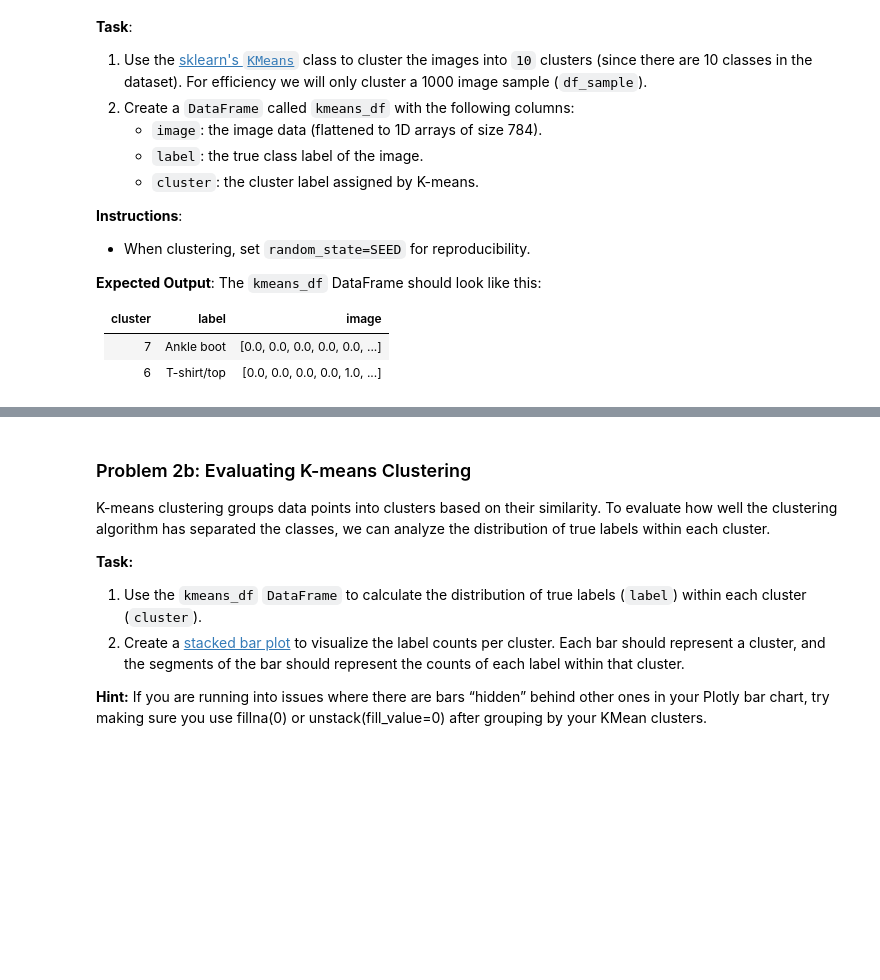
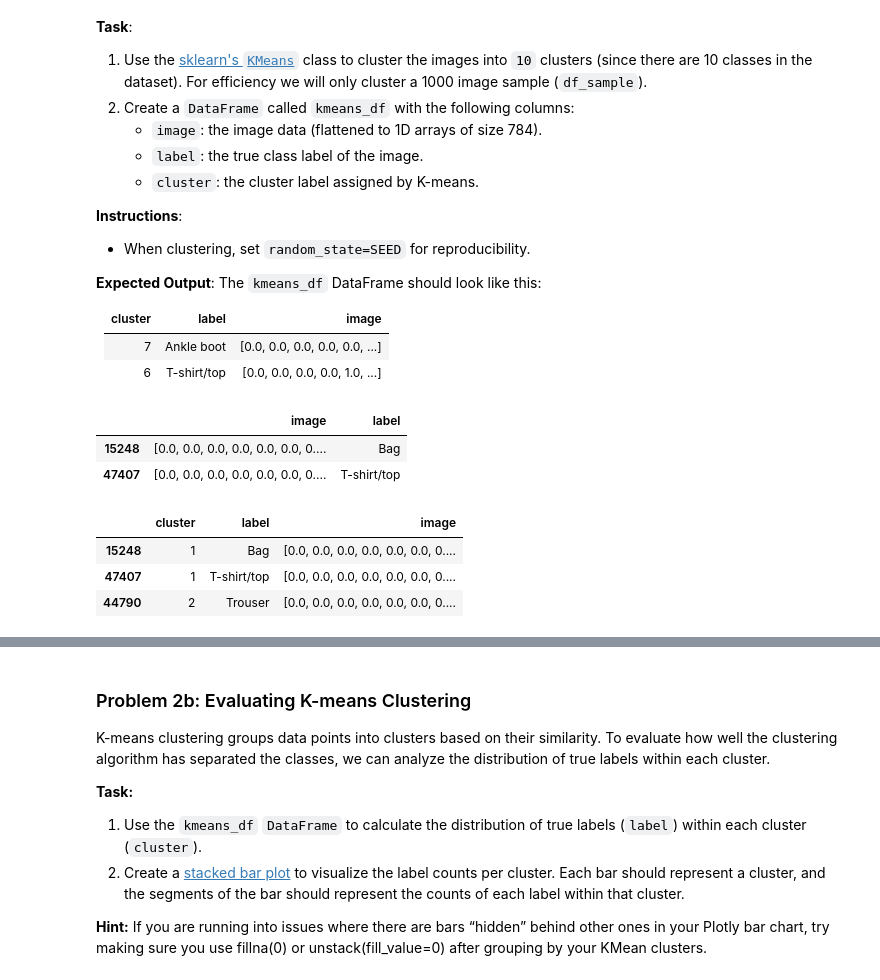
Before and after one commit to kyzyc/CS189_2025Fall_GA_Template, a Jupyter notebook: hw/hw1/fashion_pt_1.ipynb, the cells around one changed output, grey strips where cells are left out. Cells and saved outputs as stored; diff of their text form; code cells hidden in the pictures; blank space fills up the shorter version.

```diff
--- a/hw/hw1/fashion_pt_1.ipynb
+++ b/hw/hw1/fashion_pt_1.ipynb
@@ -448,10 +450,23 @@ The `kmeans_df` DataFrame should look like this:
 # %%
 # TODO: Perform k-means clustering on the images (10 clusters to match the number of classes)
 from sklearn.cluster import KMeans
 
 df_sample = df.sample(n=1000, random_state=SEED)
-...
+display(df_sample.head(2))
+kmeans = KMeans(n_clusters=10, random_state=SEED)
+kmeans.fit(np.stack(df_sample['image']))
+df_sample['cluster'] = kmeans.predict(np.stack(df_sample['image'])).astype(str)
+
+kmeans_df = df_sample[['cluster', 'label', 'image']]
 
 kmeans_df.head(3)
+# %% [output]
+|  | image | label |
+| 15248 | [0.0, 0.0, 0.0, 0.0, 0.0, 0.0, 0.... | Bag |
+| 47407 | [0.0, 0.0, 0.0, 0.0, 0.0, 0.0, 0.... | T-shirt/top |
+|  | cluster | label | image |
+| 15248 | 1 | Bag | [0.0, 0.0, 0.0, 0.0, 0.0, 0.0, 0.... |
+| 47407 | 1 | T-shirt/top | [0.0, 0.0, 0.0, 0.0, 0.0, 0.0, 0.... |
+| 44790 | 2 | Trouser | [0.0, 0.0, 0.0, 0.0, 0.0, 0.0, 0.... |
 # %%
 grader.check("q2a")
```
Also changed, not shown: parts of 4 cells of this notebook.
